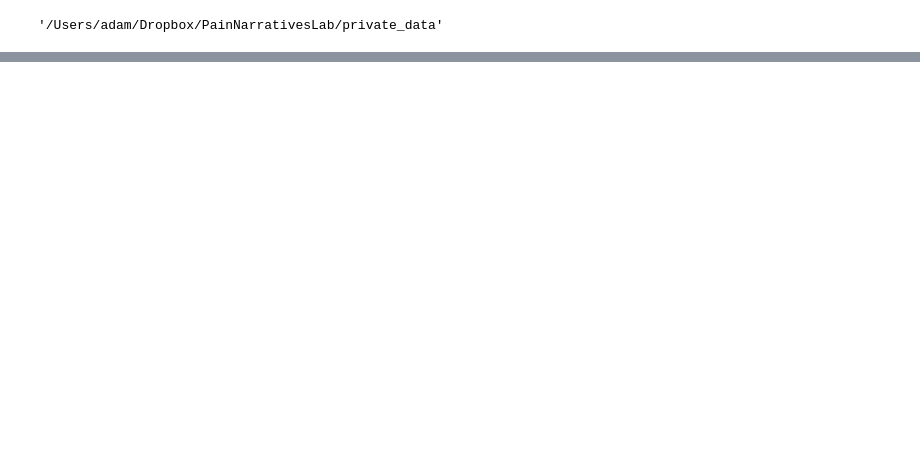
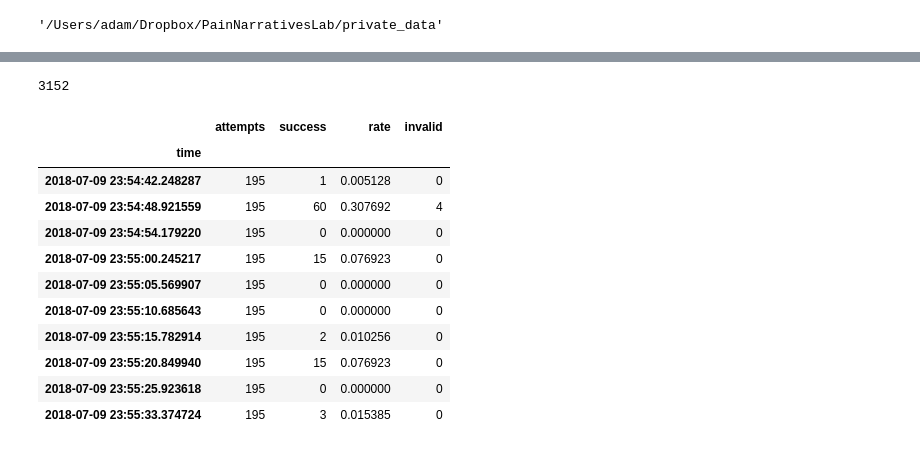
Before and after one commit to AdamSwenson/TwitterProject, a Jupyter notebook: Mining/Notebooks/Miner tuning.ipynb, the cells around one changed output, grey strips where cells are left out. Saved outputs shown, nothing was run; the diff lists cells and outputs as text; code cells hidden in the pictures; blank space fills up the shorter version.

```diff
--- a/Mining/Notebooks/Miner tuning.ipynb
+++ b/Mining/Notebooks/Miner tuning.ipynb
@@ -71,0 +61,19 @@ data.success.sum()
+# %%
+len(data)
+# %% [output]
+3152
+# %%
+data[-10:]
+# %% [output]
+|  | attempts | success | rate | invalid |
+| time |  |  |  |  |
+| 2018-07-09 23:54:42.248287 | 195 | 1 | 0.005128 | 0 |
+| 2018-07-09 23:54:48.921559 | 195 | 60 | 0.307692 | 4 |
+| 2018-07-09 23:54:54.179220 | 195 | 0 | 0.000000 | 0 |
+| 2018-07-09 23:55:00.245217 | 195 | 15 | 0.076923 | 0 |
+| 2018-07-09 23:55:05.569907 | 195 | 0 | 0.000000 | 0 |
+| 2018-07-09 23:55:10.685643 | 195 | 0 | 0.000000 | 0 |
+| 2018-07-09 23:55:15.782914 | 195 | 2 | 0.010256 | 0 |
+| 2018-07-09 23:55:20.849940 | 195 | 15 | 0.076923 | 0 |
+| 2018-07-09 23:55:25.923618 | 195 | 0 | 0.000000 | 0 |
+| 2018-07-09 23:55:33.374724 | 195 | 3 | 0.015385 | 0 |
```
Also changed, not shown: parts of 8 cells of this notebook, 6 other files.
